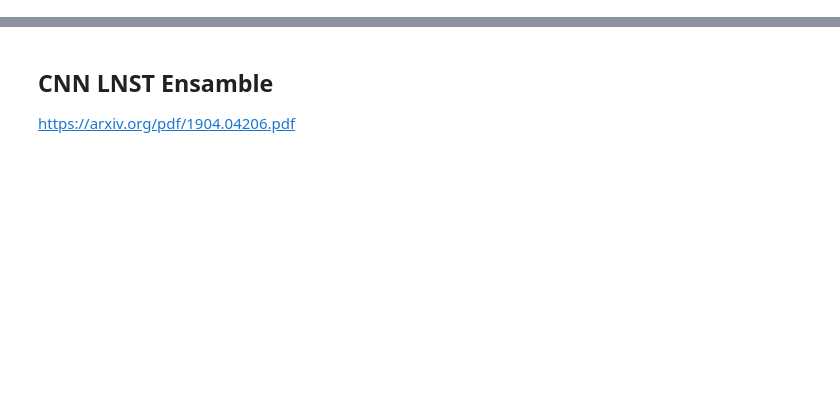
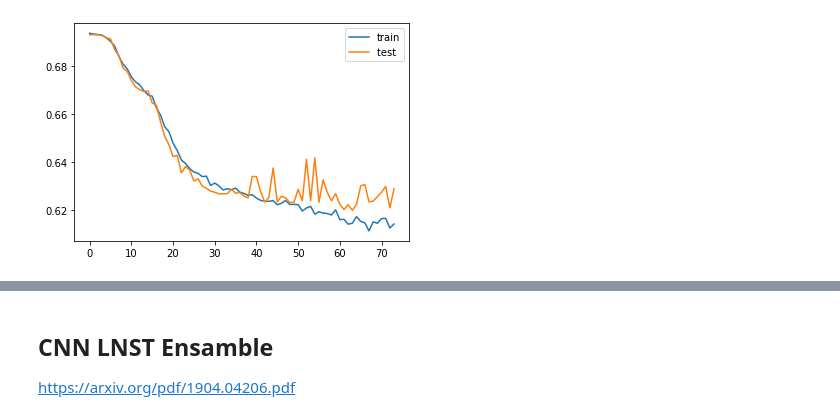
Before and after one commit to MaksymilianDemitraszek/Sentiment-analysis, a Jupyter notebook: 04_CNN.ipynb, the cells around one changed output, grey strips where cells are left out. Saved outputs shown, nothing was run; the diff lists cells and outputs as text; code cells hidden in the pictures; blank space fills up the shorter version.

```diff
--- a/04_CNN.ipynb
+++ b/04_CNN.ipynb
@@ -196,3 +220,34 @@ embedding_layer = Embedding(
     embeddings_initializer=keras.initializers.Constant(embedding_matrix),
     trainable=False,
 )
+# %%
+from keras.models import Sequential
+from keras.callbacks import History, EarlyStopping
+from keras.layers import Embedding, TextVectorization, Dense, LSTM, Input, Reshape, Flatten, Conv2D, MaxPooling2D, Dropout
+
+history_Adam = History()
+
+model = Sequential()
+model.add(Input(shape=(1,), dtype=tf.string))
+model.add(vectorize_layer)
+model.add(embedding_layer)
+
+model.add(Reshape((100, 100, 1), input_shape=(100,100)))
+
+model.add(Conv2D(1,(3,3), input_shape=(100,100)))
+model.add(Conv2D(1,(3,3), input_shape=(98, 98), padding="same"))
+model.add(MaxPooling2D((2,2)))
+model.add(Conv2D(1,(2,2),padding="same"))
+model.add(MaxPooling2D((2,2)))
+model.add(Conv2D(6,(3,3), input_shape=(24, 24, 6)))
+model.add(MaxPooling2D((2,2)))
+model.add(Dropout(0.2))
+model.add(Conv2D(6,(3,3), input_shape=(12, 12, 6)))
+model.add(MaxPooling2D((2,2)))
+model.add(Conv2D(6,(3,3), input_shape=(6, 6, 6)))
+model.add(MaxPooling2D((2,2)))
+model.add(Flatten())
+model.add(Dense(16, activation='relu'))
+model.add(Dense(1, activation='sigmoid'))
+
+model.summary()
@@ -198,0 +301,8 @@ embedding_layer = Embedding(
+# %%
+import matplotlib.pyplot as plt
+plt.plot(history_Adam.history['loss'], label = "train")
+plt.plot(history_Adam.history['val_loss'], label = "test ")
+plt.legend()
+plt.show()
+# %% [output]
+[figure, added]
```
Also changed, not shown: parts of 19 cells of this notebook.
